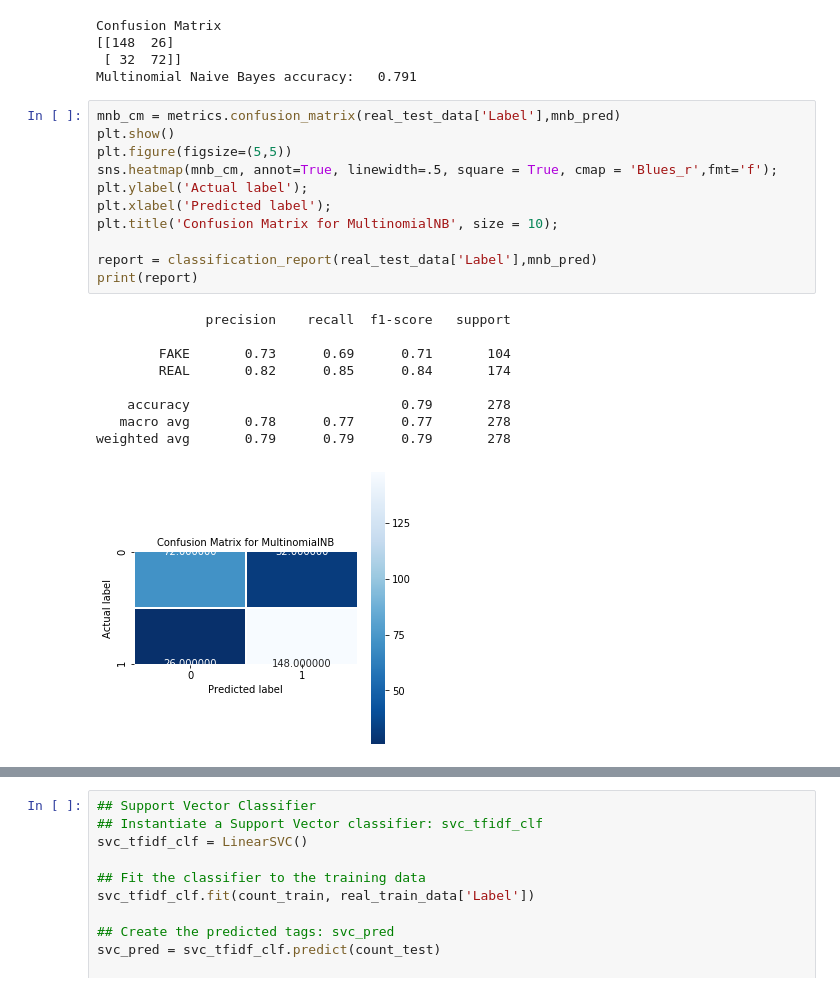
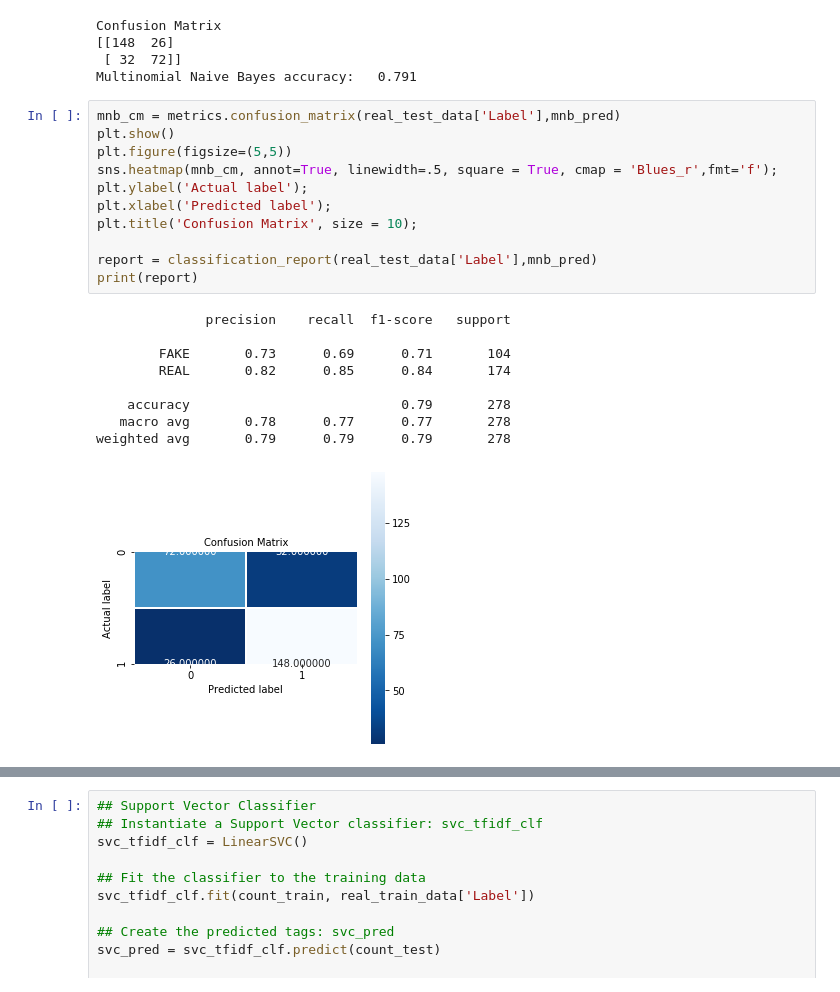
Before and after one commit to thitthima/FakeNewsDetection, a Jupyter notebook: FakeNewsDetection (Classification).ipynb, the cells around one changed output, grey strips where cells are left out. Saved outputs shown, nothing was run; the diff lists cells and outputs as text.

```diff
--- a/FakeNewsDetection (Classification).ipynb
+++ b/FakeNewsDetection (Classification).ipynb
@@ -146,21 +146,21 @@ Multinomial Naive Bayes accuracy:   0.791
 # %%
 mnb_cm = metrics.confusion_matrix(real_test_data['Label'],mnb_pred)
 plt.show()
 plt.figure(figsize=(5,5))
 sns.heatmap(mnb_cm, annot=True, linewidth=.5, square = True, cmap = 'Blues_r',fmt='f');
 plt.ylabel('Actual label');
 plt.xlabel('Predicted label');
-plt.title('Confusion Matrix for MultinomialNB', size = 10);
+plt.title('Confusion Matrix', size = 10);
 
 report = classification_report(real_test_data['Label'],mnb_pred)
 print(report)
 # %% [output]
               precision    recall  f1-score   support
 
         FAKE       0.73      0.69      0.71       104
         REAL       0.82      0.85      0.84       174
 
     accuracy                           0.79       278
    macro avg       0.78      0.77      0.77       278
 weighted avg       0.79      0.79      0.79       278
-[figure, old version]
+[figure, new version]
```
Also changed, not shown: parts of 7 cells of this notebook.
